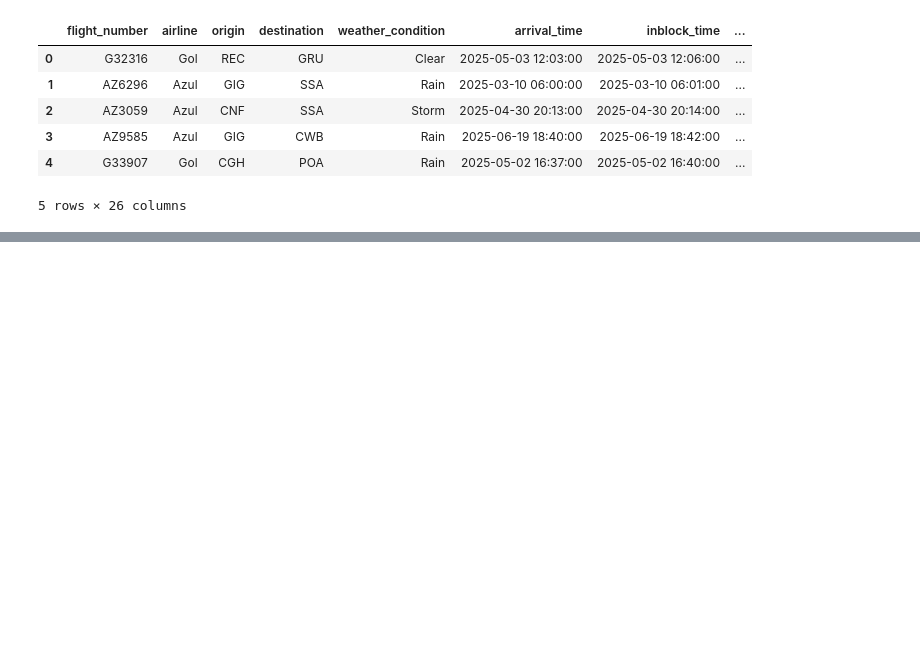
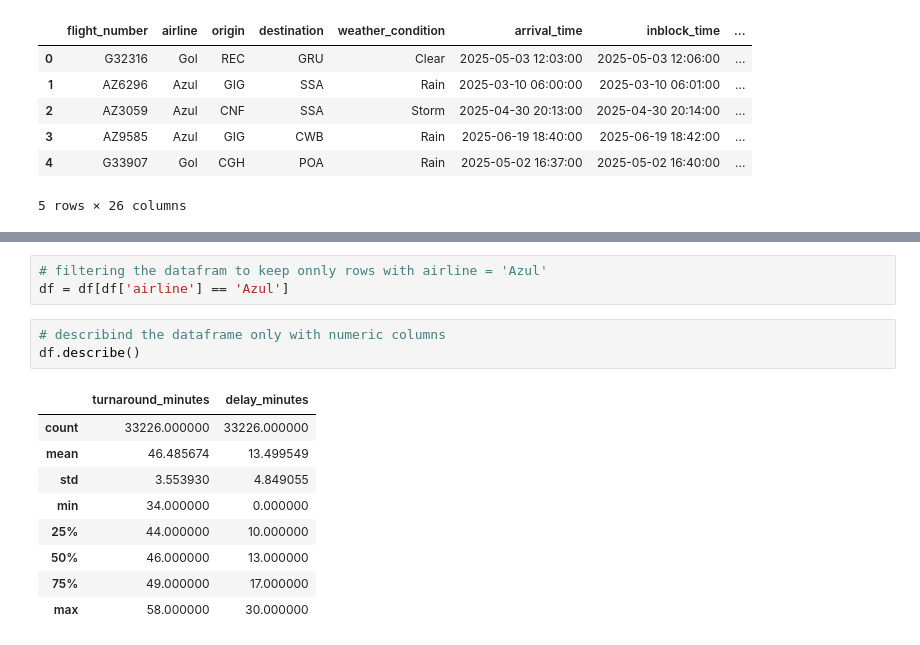
Before and after one commit to raoliveirads/Turnaround_Project, a Jupyter notebook: notebooks/turnaround.ipynb, the cells around one changed output, grey strips where cells are left out. Cells and saved outputs as stored; diff of their text form; blank space fills up the shorter version.

```diff
--- a/notebooks/turnaround.ipynb
+++ b/notebooks/turnaround.ipynb
@@ -149,0 +231,16 @@ df.head()
+# %%
+# filtering the datafram to keep onnly rows with airline = 'Azul'
+df = df[df['airline'] == 'Azul']
+# %%
+# describind the dataframe only with numeric columns
+df.describe()
+# %% [output]
+|  | turnaround_minutes | delay_minutes |
+| count | 33226.000000 | 33226.000000 |
+| mean | 46.485674 | 13.499549 |
+| std | 3.553930 | 4.849055 |
+| min | 34.000000 | 0.000000 |
+| 25% | 44.000000 | 10.000000 |
+| 50% | 46.000000 | 13.000000 |
+| 75% | 49.000000 | 17.000000 |
+| max | 58.000000 | 30.000000 |
```
Also changed, not shown: parts of 9 cells of this notebook.
